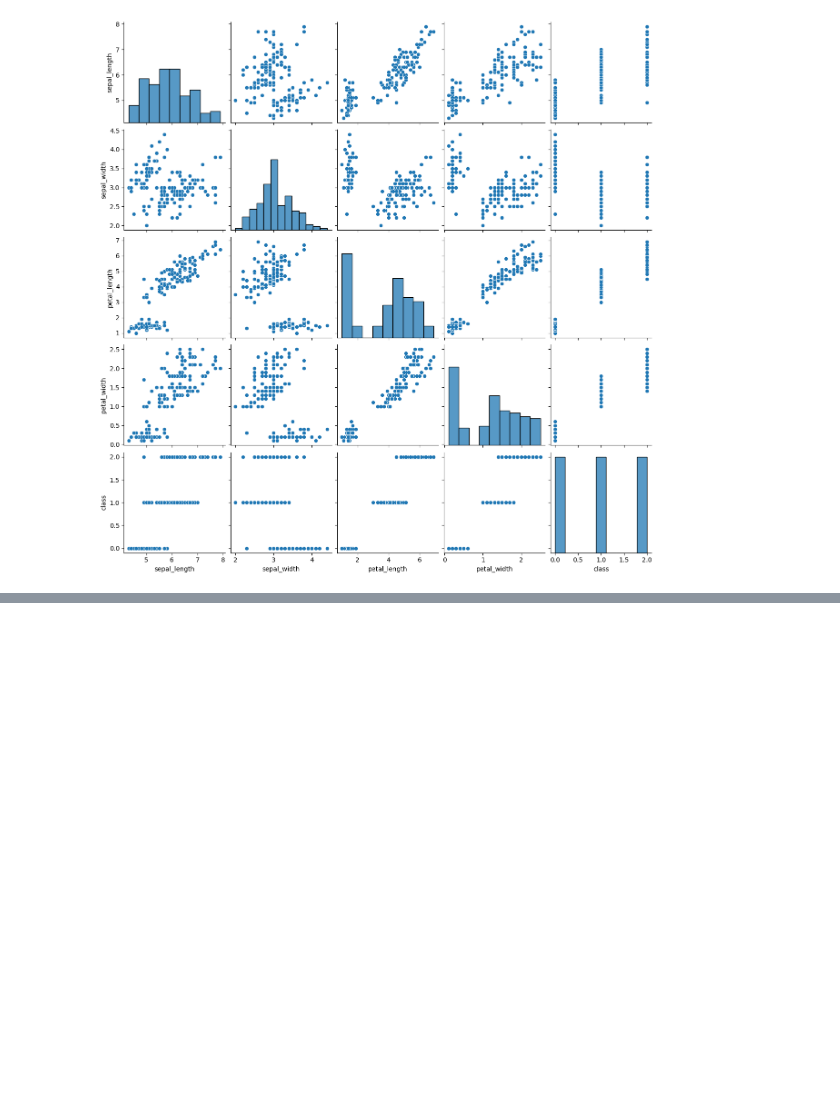
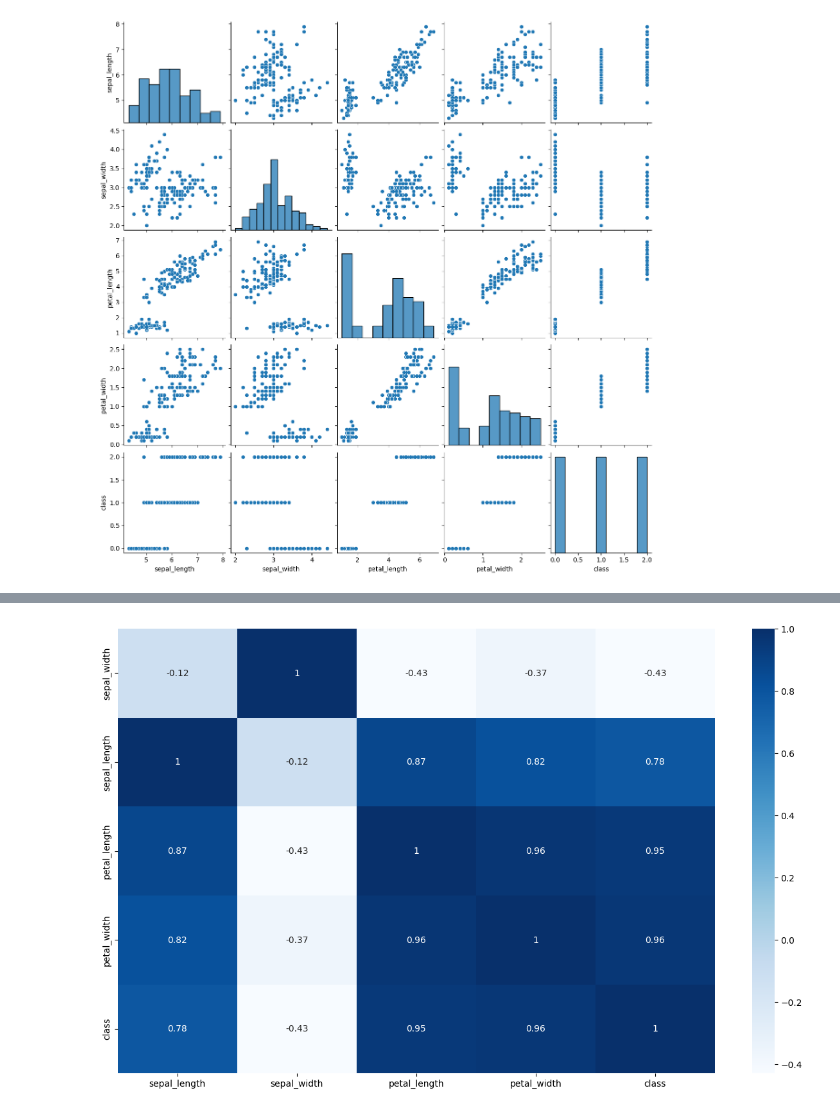
Before and after one commit to huynguyen31231022606-beep/huynguyen261.github.io, a Jupyter notebook: Buoi 04/EDA_Python.ipynb, the cells around one changed output, grey strips where cells are left out. Drawn from its saved outputs; the diff is of its cells as text; code cells hidden in the pictures; blank space fills up the shorter version.

```diff
--- a/Buoi 04/EDA_Python.ipynb
+++ b/Buoi 04/EDA_Python.ipynb
@@ -269,0 +276,5 @@ sns.pairplot(df)
+# %%
+fig = plt.figure(figsize = (15,9))
+sns.heatmap(df[["sepal_length","sepal_width","petal_length","petal_width", "class"]].corr().sort_values(by="class"), cmap='Blues', annot = True);
+# %% [output]
+[figure, added]
```
Also changed, not shown: parts of 6 cells of this notebook, 1 other file.
